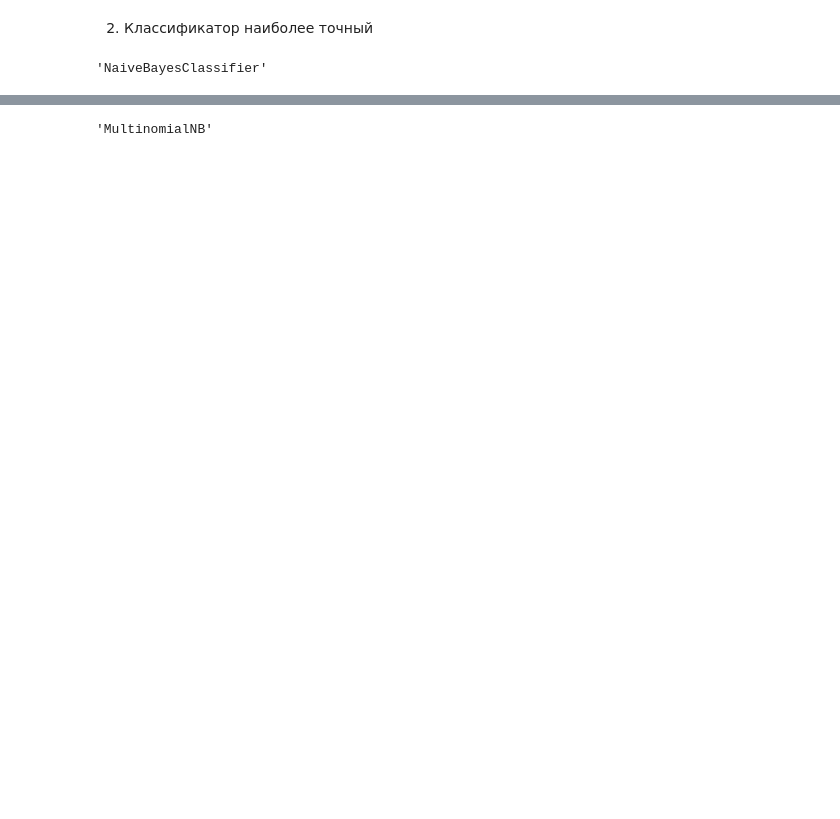
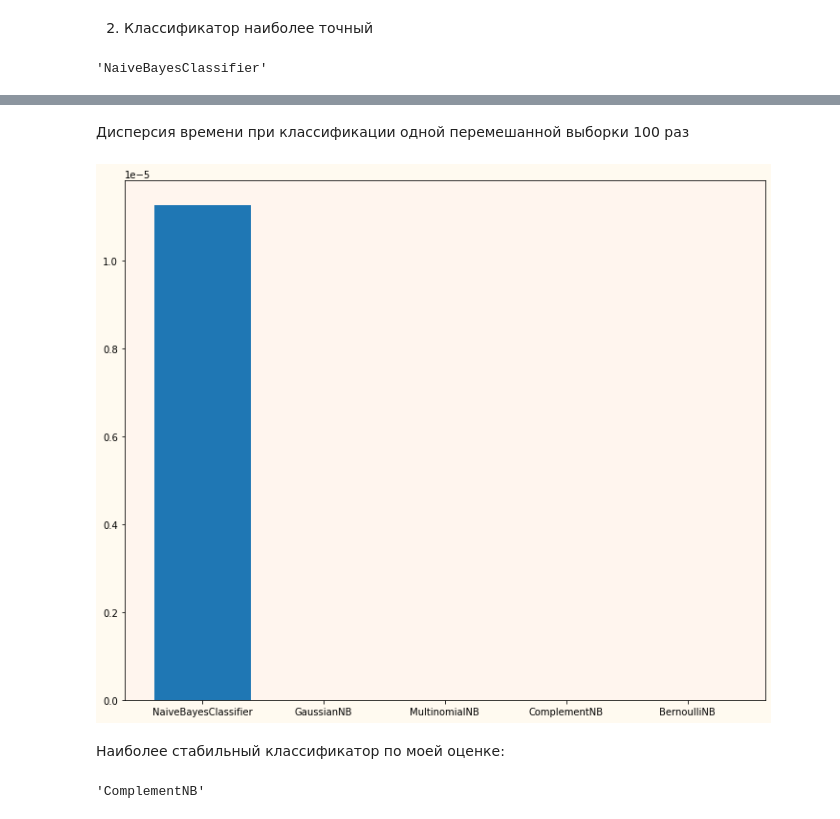
Before and after one commit to Gorbacheb/ai, a Jupyter notebook: LR2_bayes_classifier.ipynb, the cells around one changed output, grey strips where cells are left out. Saved outputs shown, nothing was run; the diff lists cells and outputs as text; code cells hidden in the pictures; blank space fills up the shorter version.

```diff
--- a/LR2_bayes_classifier.ipynb
+++ b/LR2_bayes_classifier.ipynb
@@ -137,4 +194,27 @@ plt.show()
+# %% [markdown]
+Дисперсия времени при классификации одной перемешанной выборки 100 раз
+# %%
+x = [i[0] for i in classifers_info]
+y = [n[6] for n in classifers_info]
+
+fig, ax = plt.subplots()
+
+mn = min(classifers_info, key = lambda x: x[6])[0]
+idx = x.index(mn)
+barlist = ax.bar(x, y)
+barlist[idx].set_color('r')
+
+ax.set_facecolor('seashell')
+fig.set_facecolor('floralwhite')
+fig.set_figwidth(12)
+fig.set_figheight(10)
+
+plt.show()
+# %% [output]
+[figure, added]
+# %% [markdown]
+Наиболее стабильный классификатор по моей оценке:
 # %%
-min(classifers_info, key = lambda x: x[3])[0]
+min(classifers_info, key = lambda x: x[5])[0]
 # %% [output]
-'MultinomialNB'
+'ComplementNB'
```
Also changed, not shown: parts of 11 cells of this notebook.
